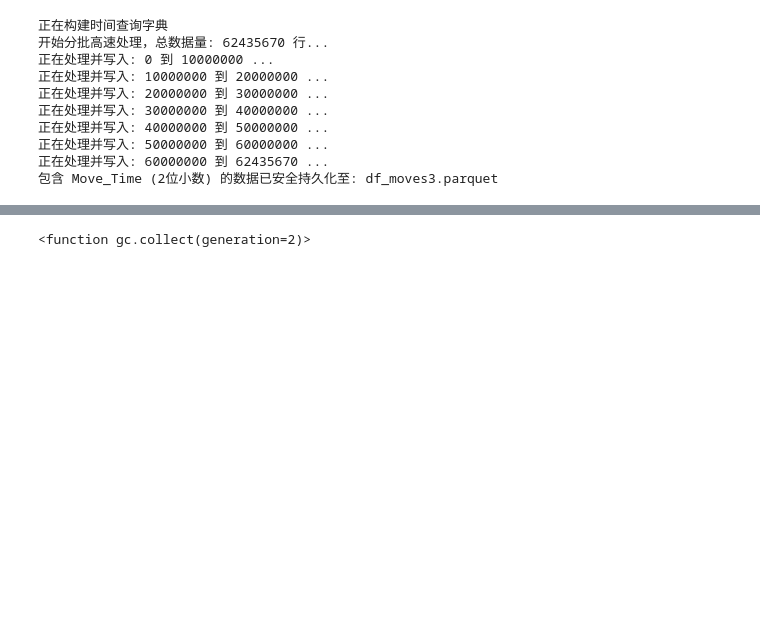
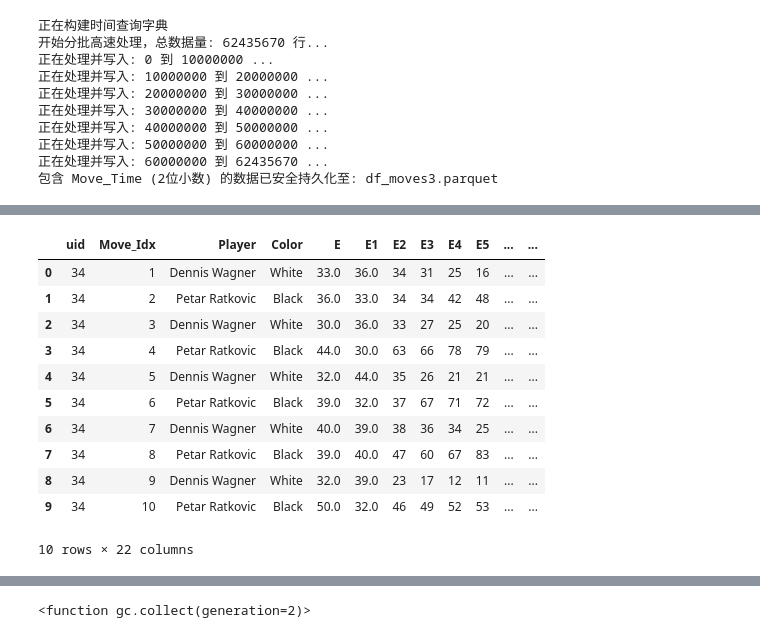
Before and after one commit to zZimablueee/Chess, a Jupyter notebook: complexity/delta_0/delta1.ipynb, the cells around one changed output, grey strips where cells are left out. Saved outputs shown, nothing was run; the diff lists cells and outputs as text; code cells hidden in the pictures; blank space fills up the shorter version.

```diff
--- a/complexity/delta_0/delta1.ipynb
+++ b/complexity/delta_0/delta1.ipynb
@@ -1765,6 +1819,19 @@ print(f"包含 Move_Time (2位小数) 的数据已安全持久化至: {parquet_f
 # %%
 df_moves = pd.read_parquet('df_moves3.parquet')
-df_moves.head()
+df_moves.head(10)
+# %% [output]
+|  | uid | Move_Idx | Player | Color | E | E1 | E2 | E3 | E4 | E5 | ... | ... |
+| 0 | 34 | 1 | Dennis Wagner | White | 33.0 | 36.0 | 34 | 31 | 25 | 16 | ... | ... |
+| 1 | 34 | 2 | Petar Ratkovic | Black | 36.0 | 33.0 | 34 | 34 | 42 | 48 | ... | ... |
+| 2 | 34 | 3 | Dennis Wagner | White | 30.0 | 36.0 | 33 | 27 | 25 | 20 | ... | ... |
+| 3 | 34 | 4 | Petar Ratkovic | Black | 44.0 | 30.0 | 63 | 66 | 78 | 79 | ... | ... |
+| 4 | 34 | 5 | Dennis Wagner | White | 32.0 | 44.0 | 35 | 26 | 21 | 21 | ... | ... |
+| 5 | 34 | 6 | Petar Ratkovic | Black | 39.0 | 32.0 | 37 | 67 | 71 | 72 | ... | ... |
+| 6 | 34 | 7 | Dennis Wagner | White | 40.0 | 39.0 | 38 | 36 | 34 | 25 | ... | ... |
+| 7 | 34 | 8 | Petar Ratkovic | Black | 39.0 | 40.0 | 47 | 60 | 67 | 83 | ... | ... |
+| 8 | 34 | 9 | Dennis Wagner | White | 32.0 | 39.0 | 23 | 17 | 12 | 11 | ... | ... |
+| 9 | 34 | 10 | Petar Ratkovic | Black | 50.0 | 32.0 | 46 | 49 | 52 | 53 | ... | ... |
+10 rows × 22 columns
 # %%
 df_moves.columns
 # %% [output]
```
Also changed, not shown: parts of 13 cells of this notebook, 4 other files.
